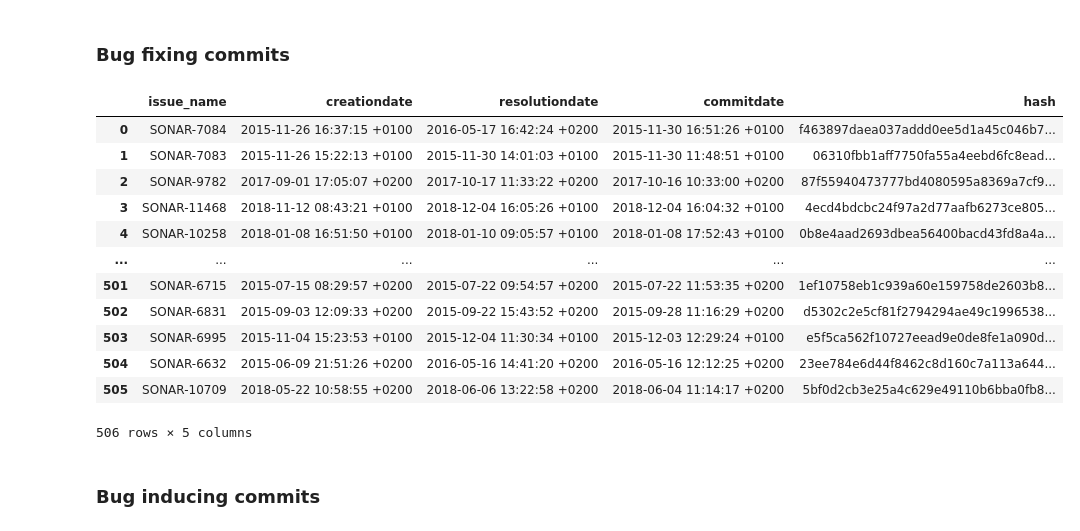
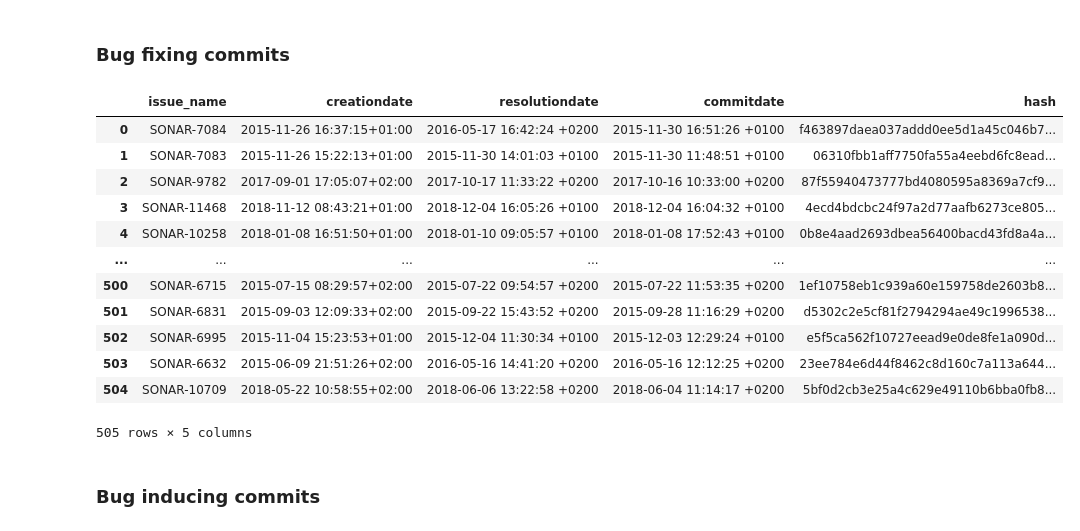
Before and after one commit to IncioMan/Continuous-Integration-metrics-for-post-release-bugs-prediction, a Jupyter notebook: notebooks/analysis/Szz_analysis.ipynb, the cells around one changed output. Drawn from its saved outputs; the diff is of its cells as text; code cells hidden in the pictures.

Commit message:
analysis - compare szz with affected version

```diff
--- a/notebooks/analysis/Szz_analysis.ipynb
+++ b/notebooks/analysis/Szz_analysis.ipynb
@@ -76,5 +90,5 @@ tags
 # %%
-szz_files = glob.glob(f"{szz_folder}/szz_unleashed_1/*.json")
+szz_files = glob.glob(f"{szz_folder}/{working_folder}/*.json")
 # %% [markdown]
 ### Bug fixing commits
 # %%
@@ -345,0 +367,7 @@ wrong_fixversion[~wrong_fixversion.index.isin(list(w1.index) + list(w2.index))]
+# %%
+issues_files = glob.glob(f"{szz_folder}/{working_folder}/issues/*")
+# %%
+data = {}
+for issues_file in issues_files:
+    with open(issues_file, "r") as f:
+        data.update(json.load(f))
@@ -350,2 +454,3 @@ working_folder = "szz_unleashed_2"
 # %%
-szz_files = glob.glob(f"{szz_folder}/{working_folder}/*.json")
+szz_files = glob.glob(f"{szz_folder}/{working_folder}/issues/fix_and_introducers_pairs_*")
+szz_files
@@ -364,27 +478,28 @@ fields =[ 'creationdate',
 # %%
 tuples = []
 for key in data2.keys():
     inner_tuple = []
     inner_tuple.append(key)
     for field in fields:
         inner_tuple.append(data2[key][field])
     tuples.append(tuple(inner_tuple))
-issues_fixing_commit2 = pd.DataFrame(tuples, columns=["issue_name"]+fields)
-issues_fixing_commit2
+issues_fixing_commit_with_affected = pd.DataFrame(tuples, columns=["issue_name"]+fields)
+issues_fixing_commit_with_affected.creationdate = pd.to_datetime(issues_fixing_commit_with_affected.creationdate)
+issues_fixing_commit_with_affected
 # %% [output]
 |  | issue_name | creationdate | resolutiondate | commitdate | hash |
-| 0 | SONAR-7084 | 2015-11-26 16:37:15 +0100 | 2016-05-17 16:42:24 +0200 | 2015-11-30 16:51:26 +0100 | f463897daea037addd0ee5d1a45c046b7... |
-| 1 | SONAR-7083 | 2015-11-26 15:22:13 +0100 | 2015-11-30 14:01:03 +0100 | 2015-11-30 11:48:51 +0100 | 06310fbb1aff7750fa55a4eebd6fc8ead... |
-| 2 | SONAR-9782 | 2017-09-01 17:05:07 +0200 | 2017-10-17 11:33:22 +0200 | 2017-10-16 10:33:00 +0200 | 87f55940473777bd4080595a8369a7cf9... |
-| 3 | SONAR-11468 | 2018-11-12 08:43:21 +0100 | 2018-12-04 16:05:26 +0100 | 2018-12-04 16:04:32 +0100 | 4ecd4bdcbc24f97a2d77aafb6273ce805... |
-| 4 | SONAR-10258 | 2018-01-08 16:51:50 +0100 | 2018-01-10 09:05:57 +0100 | 2018-01-08 17:52:43 +0100 | 0b8e4aad2693dbea56400bacd43fd8a4a... |
+| 0 | SONAR-7084 | 2015-11-26 16:37:15+01:00 | 2016-05-17 16:42:24 +0200 | 2015-11-30 16:51:26 +0100 | f463897daea037addd0ee5d1a45c046b7... |
+| 1 | SONAR-7083 | 2015-11-26 15:22:13+01:00 | 2015-11-30 14:01:03 +0100 | 2015-11-30 11:48:51 +0100 | 06310fbb1aff7750fa55a4eebd6fc8ead... |
+| 2 | SONAR-9782 | 2017-09-01 17:05:07+02:00 | 2017-10-17 11:33:22 +0200 | 2017-10-16 10:33:00 +0200 | 87f55940473777bd4080595a8369a7cf9... |
+| 3 | SONAR-11468 | 2018-11-12 08:43:21+01:00 | 2018-12-04 16:05:26 +0100 | 2018-12-04 16:04:32 +0100 | 4ecd4bdcbc24f97a2d77aafb6273ce805... |
+| 4 | SONAR-10258 | 2018-01-08 16:51:50+01:00 | 2018-01-10 09:05:57 +0100 | 2018-01-08 17:52:43 +0100 | 0b8e4aad2693dbea56400bacd43fd8a4a... |
 | ... | ... | ... | ... | ... | ... |
-| 501 | SONAR-6715 | 2015-07-15 08:29:57 +0200 | 2015-07-22 09:54:57 +0200 | 2015-07-22 11:53:35 +0200 | 1ef10758eb1c939a60e159758de2603b8... |
-| 502 | SONAR-6831 | 2015-09-03 12:09:33 +0200 | 2015-09-22 15:43:52 +0200 | 2015-09-28 11:16:29 +0200 | d5302c2e5cf81f2794294ae49c1996538... |
-| 503 | SONAR-6995 | 2015-11-04 15:23:53 +0100 | 2015-12-04 11:30:34 +0100 | 2015-12-03 12:29:24 +0100 | e5f5ca562f10727eead9e0de8fe1a090d... |
-| 504 | SONAR-6632 | 2015-06-09 21:51:26 +0200 | 2016-05-16 14:41:20 +0200 | 2016-05-16 12:12:25 +0200 | 23ee784e6d44f8462c8d160c7a113a644... |
-| 505 | SONAR-10709 | 2018-05-22 10:58:55 +0200 | 2018-06-06 13:22:58 +0200 | 2018-06-04 11:14:17 +0200 | 5bf0d2cb3e25a4c629e49110b6bba0fb8... |
+| 500 | SONAR-6715 | 2015-07-15 08:29:57+02:00 | 2015-07-22 09:54:57 +0200 | 2015-07-22 11:53:35 +0200 | 1ef10758eb1c939a60e159758de2603b8... |
+| 501 | SONAR-6831 | 2015-09-03 12:09:33+02:00 | 2015-09-22 15:43:52 +0200 | 2015-09-28 11:16:29 +0200 | d5302c2e5cf81f2794294ae49c1996538... |
+| 502 | SONAR-6995 | 2015-11-04 15:23:53+01:00 | 2015-12-04 11:30:34 +0100 | 2015-12-03 12:29:24 +0100 | e5f5ca562f10727eead9e0de8fe1a090d... |
+| 503 | SONAR-6632 | 2015-06-09 21:51:26+02:00 | 2016-05-16 14:41:20 +0200 | 2016-05-16 12:12:25 +0200 | 23ee784e6d44f8462c8d160c7a113a644... |
+| 504 | SONAR-10709 | 2018-05-22 10:58:55+02:00 | 2018-06-06 13:22:58 +0200 | 2018-06-04 11:14:17 +0200 | 5bf0d2cb3e25a4c629e49110b6bba0fb8... |
-506 rows × 5 columns
+505 rows × 5 columns
 # %% [markdown]
 ### Bug inducing commits
 # %%
```
Also changed, not shown: parts of 36 cells of this notebook, 39 other files.
